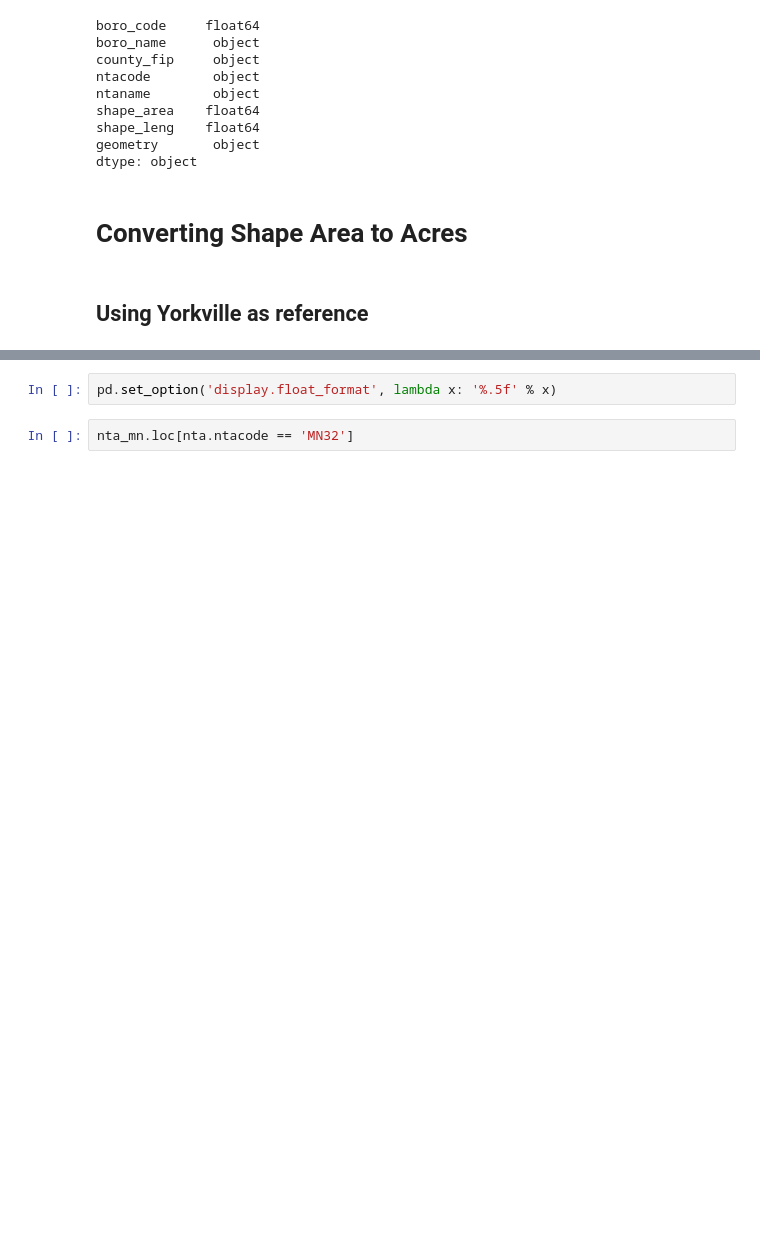
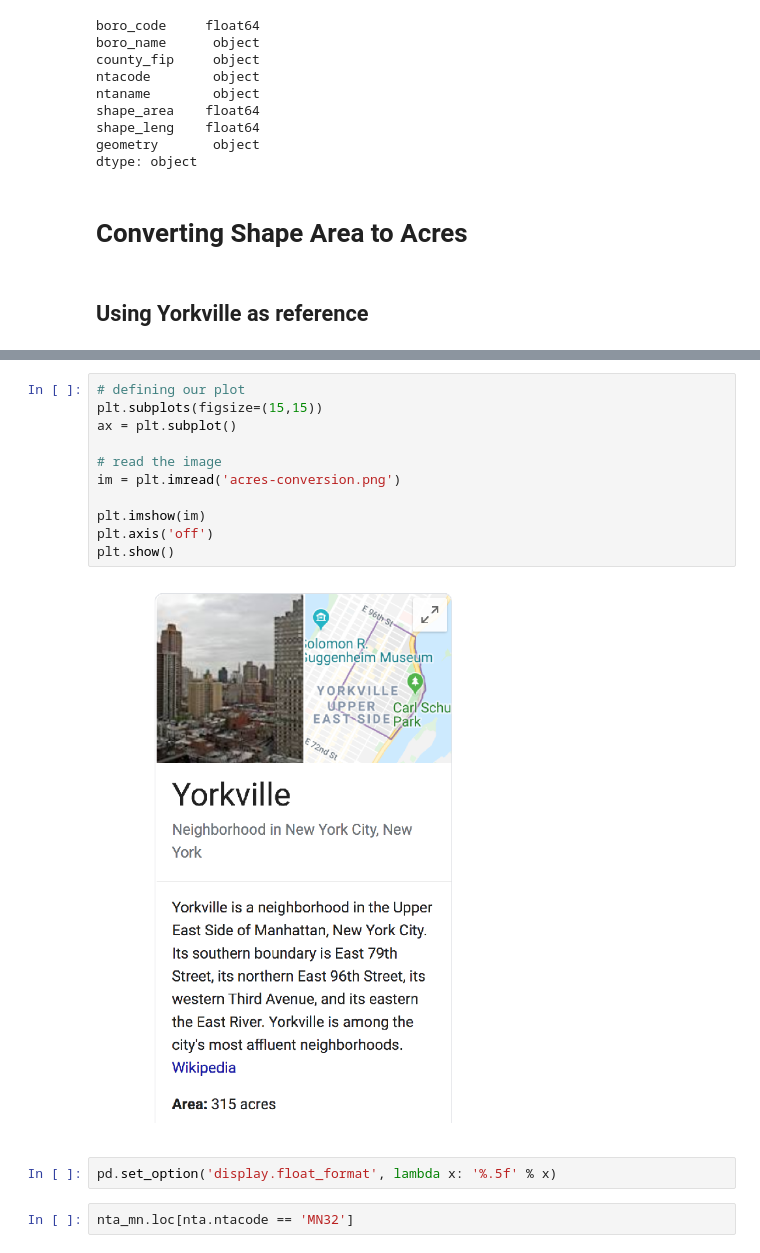
Before and after one commit to mebauer/nyc-art-galleries, a Jupyter notebook: nyc-art-galleries.ipynb, the cells around one changed output, grey strips where cells are left out. Saved outputs shown, nothing was run; the diff lists cells and outputs as text; blank space fills up the shorter version.

Commit message:
adding image explaining conversion to acres

```diff
--- a/nyc-art-galleries.ipynb
+++ b/nyc-art-galleries.ipynb
@@ -113,3 +110,16 @@ dtype: object
+# %%
+# defining our plot
+plt.subplots(figsize=(15,15))
+ax = plt.subplot()
+
+# read the image
+im = plt.imread('acres-conversion.png')
+
+plt.imshow(im)
+plt.axis('off')
+plt.show()
+# %% [output]
+[figure, added]
 # %%
 pd.set_option('display.float_format', lambda x: '%.5f' % x)
 # %%
```
Also changed, not shown: parts of 1 cell of this notebook, 1 other file.
